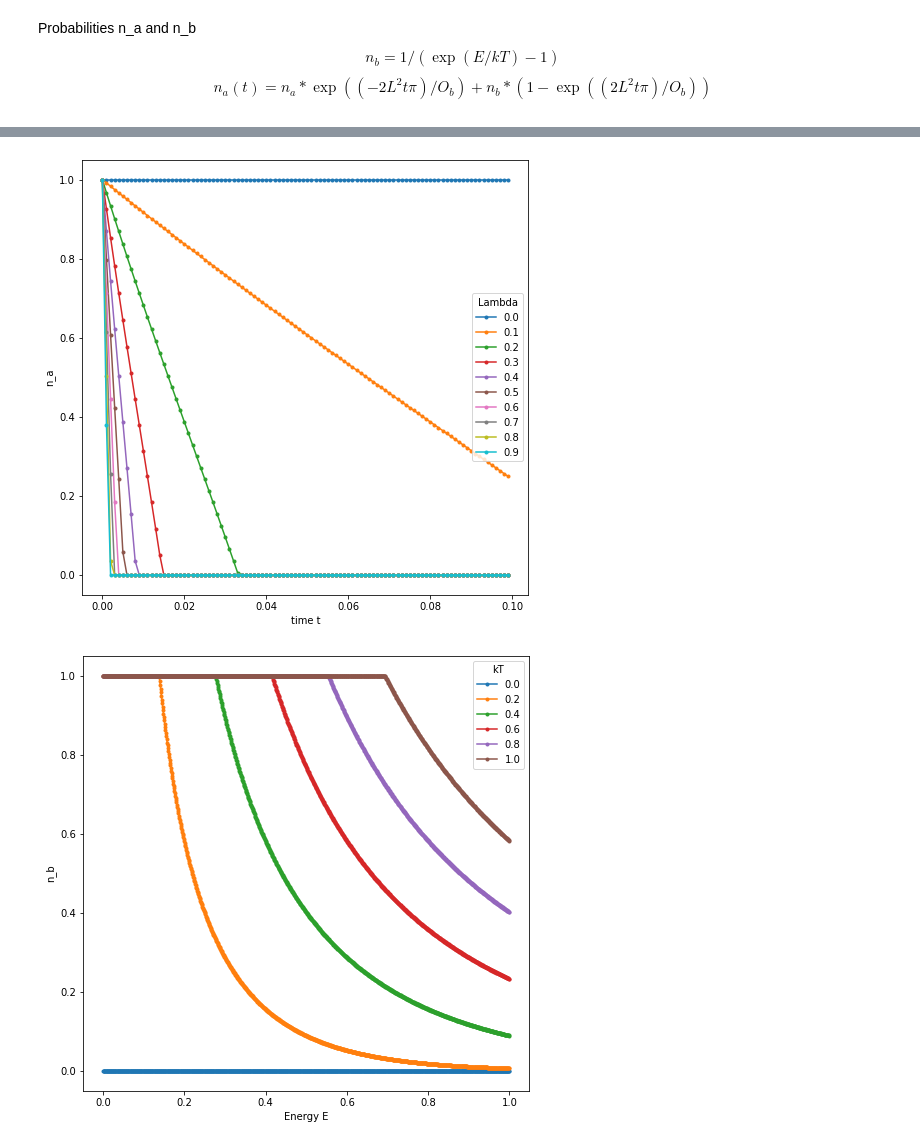
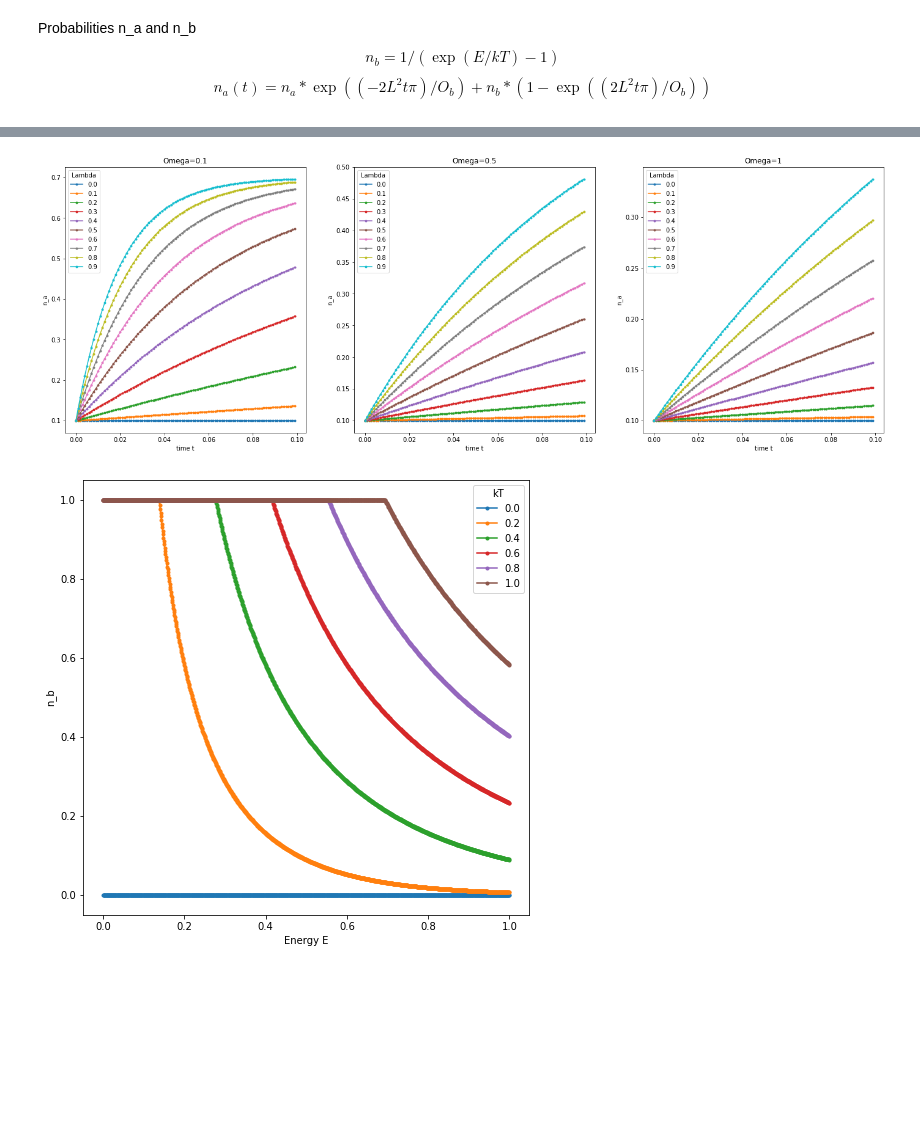
Before and after one commit to skozh/QFIM, a Jupyter notebook: Belief_State.ipynb, the cells around one changed output, grey strips where cells are left out. Drawn from its saved outputs; the diff is of its cells as text; code cells hidden in the pictures; blank space fills up the shorter version.

```diff
--- a/Belief_State.ipynb
+++ b/Belief_State.ipynb
@@ -35,7 +34,7 @@ for i in range(0,len(ktvalues)):
     f = 1.0/(exp(x/kt)-1);
     ax[1].plot(x,f);
     legarray.append("$kT=$"+str(kt));
-ax[1].set_xlabel('$E=\epsilon-\mu$');
+ax[1].set_xlabel('$E$');
 ax[1].set_ylabel('$f(E,T)$')
 ax[1].legend(legarray);
 ax[1].set_title('Bose-Einstein Distribution')
@@ -90,9 +94,9 @@ def plot_n_b(final):
 # %%
 # initial parameters
 
-O_b = 0.01                   # Omega(k) function dependent on particles/degrees of freedom (k) in the reservoir
-n_a = 1.0                    # Initial P(A=1), Alice for Brexit
-n_b = 1./3                   # Initial homogenous environment for anti-Brexit
+O_b = 0.5                   # Omega(k) function dependent on particles/degrees of freedom (k) in the reservoir
+n_a = 0.1                   # Initial P(A=1), Alice for Brexit; P(A=0), Alice for anti-Brexit
+n_b = 0.7                   # Initial near-homogenous environment for anti-Brexit P(B=1)/Brexit P(B=0)
 
 # at time t=0,
 n_bt = n_b
@@ -100,17 +104,19 @@ n_at = n_a
 
 # n_a
 # Evolution over time t
-final_na = pd.DataFrame(columns=['n_a', 't', 'L'])
-for L in np.arange(0, 1, 0.1):
+final_na = pd.DataFrame(columns=['n_a', 't', 'L', 'O_b'])
+for O_b in [0.1, 0.5, 1]:
 
-    for t in np.arange(0, 0.1, 0.001):
+  for L in np.arange(0, 1, 0.1):
 
-        # update n_at based on bagarello 2018
-        n_at = np.clip((n_a * np.exp(((-2*(L**2)*np.pi*t)/O_b)) + n_b * (1-np.exp(-((-2*(L**2)*np.pi*t)/O_b)))), 0, 1)
+      for t in np.arange(0, 0.1, 0.001):
 
-        # Record the change
-        dat = {'n_a':n_at, 't':t, 'L':L}
-        final_na = final_na.append(dat, ignore_index=True)
+          # update n_at based on bagarello 2018
+          n_at = np.clip((n_b + (n_a - n_b) * np.exp(-2*(L**2)*np.pi*t/O_b)), 0, 1)
+
+          # Record the change
+          dat = {'n_a':n_at, 't':t, 'L':L, 'O_b':O_b}
+          final_na = final_na.append(dat, ignore_index=True)
 
 
 # n_b
@@ -135,13 +141,19 @@ plot_n_b(final_nb)
 [figure]
 # %%
-for L in final_na['L'].unique():
-  df = final_na.loc[final_na['L'] == L][['t', 'n_a']]
-  plt.plot(df['t'].values, df['n_a'].values, label=np.round(L,1), marker=".")
-  plt.xlabel('time t')
-  plt.ylabel('n_a')
-  plt.legend(title='Lambda')
+fig = plt.figure(figsize=(24,8))
+for i, O_b in enumerate([0.1, 0.5, 1]):
+  ax = fig.add_subplot(1, 3, i+1)
+  final = final_na.loc[final_na['O_b']==O_b][['L','t','n_a']]
+  for L in final['L'].unique():
+    df = final.loc[final['L'] == L][['t', 'n_a']]
+    ax.plot(df['t'].values, df['n_a'].values, label=np.round(L,1), marker=".")
+    ax.set_xlabel('time t')
+    ax.set_ylabel('n_a')
+    ax.legend(title='Lambda')
+    lb = 'Omega='+str(O_b)
+    ax.title.set_text(lb)
 # %% [output]
-[figure, old version]
+[figure, new version]
 # %%
 for T in final_nb['kT'].unique():
   df = final_nb.loc[final_nb['kT'] == T]
```
Also changed, not shown: parts of 4 cells of this notebook.
